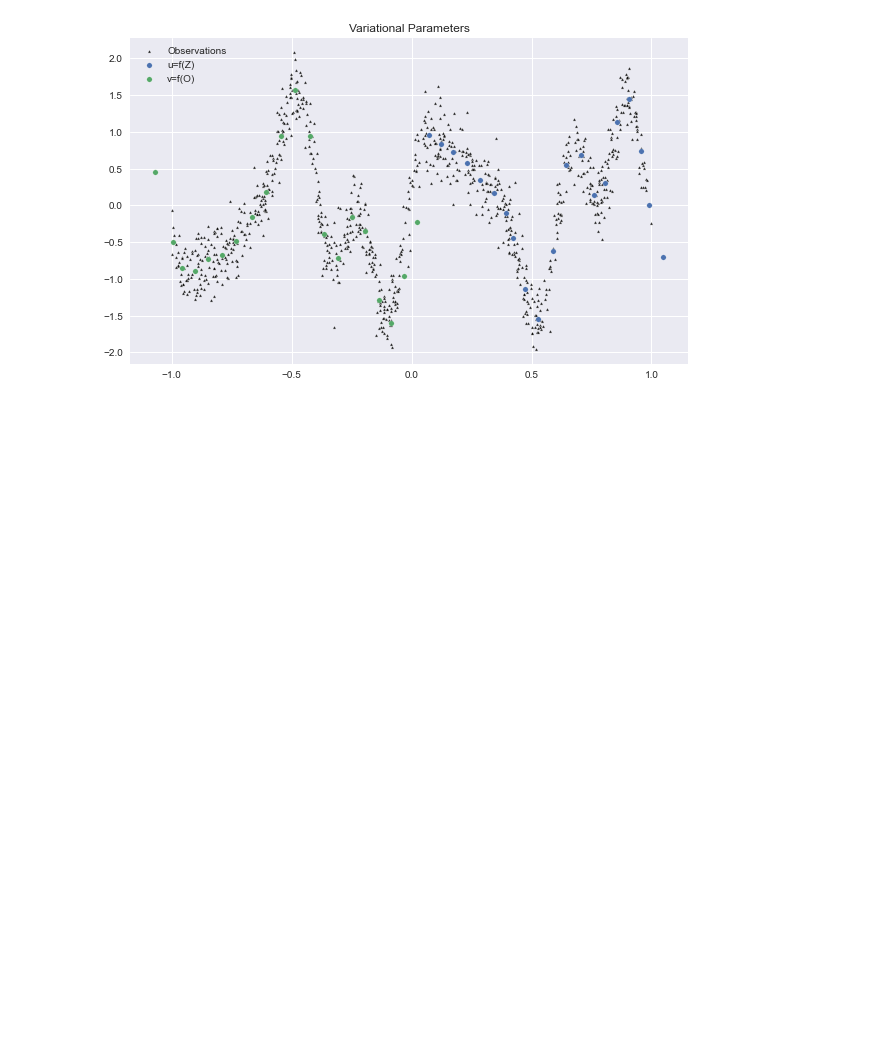
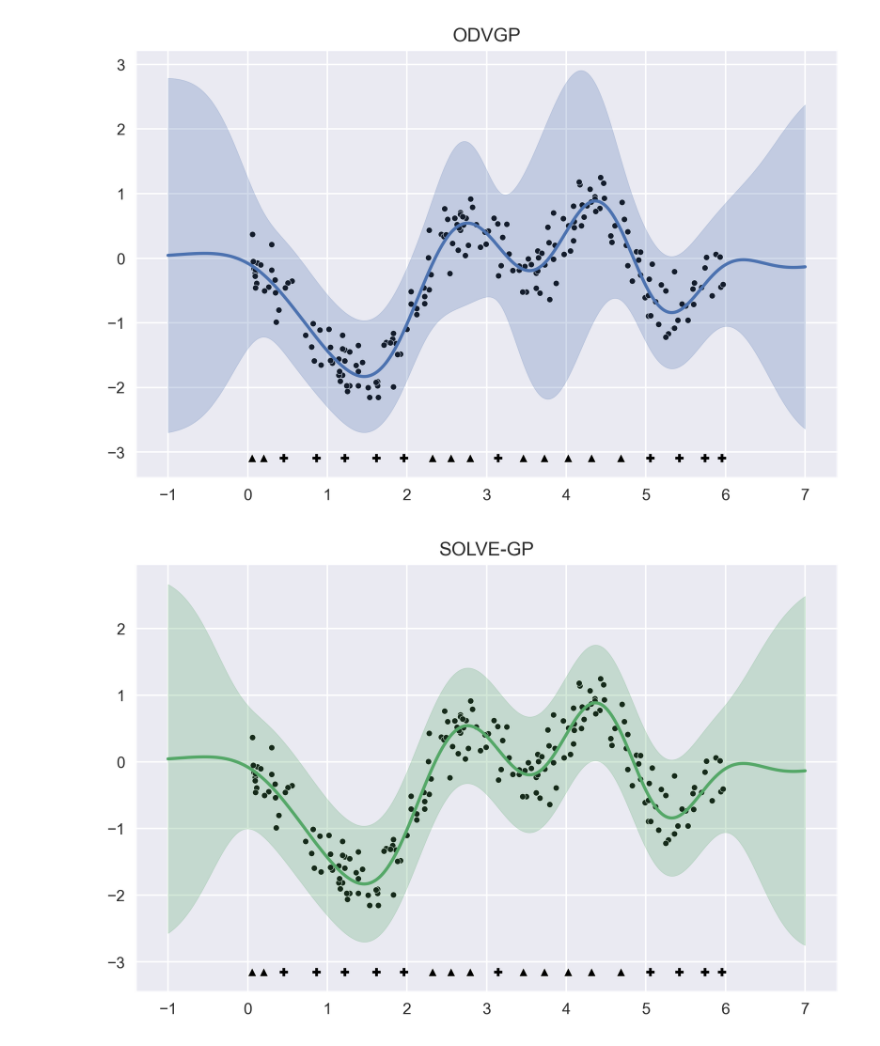
Before and after one commit to oskarfernlund/orthogonal-SVGP, a Jupyter notebook: notebooks/OSPGR.ipynb, the cells around one changed output. Saved outputs shown, nothing was run; the diff lists cells and outputs as text; code cells hidden in the pictures; blank space fills up the shorter version.

```diff
--- a/notebooks/OSPGR.ipynb
+++ b/notebooks/OSPGR.ipynb
@@ -45,14 +31,12 @@ plt.show()
 # %%
 # Initialise inducing points
-Mu = 20
-Mv = 20
-Z = rng.rand(Mu, 1)
-O = rng.rand(Mv, 1) - 1
+Mu, Mv = 10, 10
+Z, O = rng.rand(Mu, 1) * 6, rng.rand(Mv, 1) * 6
 inducing_inputs = (Z, O)
 
 # Set kernel
 kernel = gpflow.kernels.SquaredExponential()
 
-# Initialise the SGPR model
-solve_gp = OSGPR(data, kernel, inducing_inputs, noise_var, "SOLVE-GP")
-odvgp = OSGPR(data, kernel, inducing_inputs, noise_var, "ODVGP")
+# Initialise the SGPR models
+odvgp = OSGPR(data, kernel, inducing_inputs, noise_variance, "ODVGP")
+solvegp = OSGPR(data, kernel, inducing_inputs, noise_variance, "SOLVE-GP")
@@ -113,17 +76,35 @@ plt.show()
+# %%
+# New points at which to predict the latent function
+Xnew = np.linspace(-1.0, 7.0, 1000).reshape(-1, 1)
+
+# ODVGP predictions
+odvgp_mean, odvgp_var = odvgp.predict_y(Xnew)
+odvgp_preds = (Xnew, odvgp_mean, odvgp_var)
+odvgp_iv = (odvgp.Z, odvgp.O)
+
+# SOLVE-GP predictions
+solvegp_mean,  solvegp_var = solvegp.predict_y(Xnew)
+solvegp_preds = (Xnew, solvegp_mean, solvegp_var)
+solvegp_iv = (solvegp.Z, solvegp.O)
+
+# Generate plots
+plot_predictions_1D(data, odvgp_preds, odvgp_iv, c="C0", title="ODVGP")
+plot_predictions_1D(data, solvegp_preds, odvgp_iv, c="C1", title="SOLVE-GP")
+# %% [output]
+[figure, added]
+[figure, added]
 # %%
-# Variational parameters
-Z, O = solve_gp.Z, solve_gp.O
-mu, mv = solve_gp.mu, solve_gp.mv
-Su, Sv = solve_gp.Su, solve_gp.Sv
+# # Variational parameters
+# Z, O = solve_gp.Z, solve_gp.O
+# mu, mv = solve_gp.mu, solve_gp.mv
+# Su, Sv = solve_gp.Su, solve_gp.Sv
 
-# Generate plot
-fig, ax = plt.subplots(1, 1, figsize=(10, 6))
-ax.scatter(X, y, facecolor="k", edgecolor="w", s=10, alpha=0.8,
-           marker="^",label="Observations")
-ax.scatter(Z, mu, facecolor="C0", edgecolor="w", s=30, label="u=f(Z)")
-ax.scatter(O, mv, facecolor="C1", edgecolor="w", s=30, label="v=f(O)")
-ax.set_title("Variational Parameters")
-ax.legend()
-plt.show()
+# # Generate plot
+# fig, ax = plt.subplots(1, 1, figsize=(10, 6))
+# ax.scatter(X, y, facecolor="k", edgecolor="w", s=10, alpha=0.8,
+#            marker="^",label="Observations")
+# ax.scatter(Z, mu, facecolor="C0", edgecolor="w", s=30, label="u=f(Z)")
+# ax.scatter(O, mv, facecolor="C1", edgecolor="w", s=30, label="v=f(O)")
+# ax.set_title("Variational Parameters")
+# ax.legend()
+# plt.show()
-# %% [output]
-[figure, removed]
```
Also changed, not shown: parts of 8 cells of this notebook.
